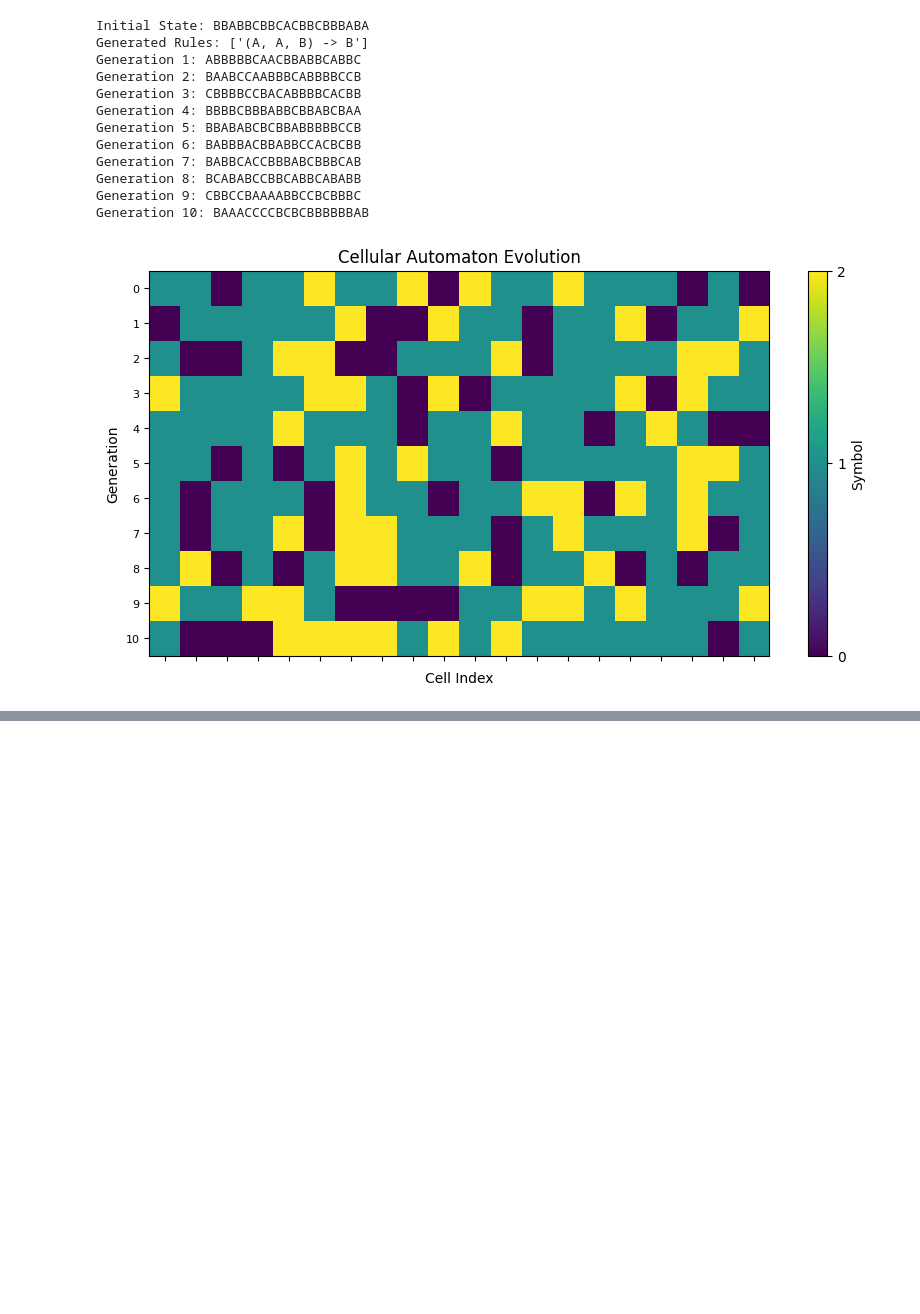
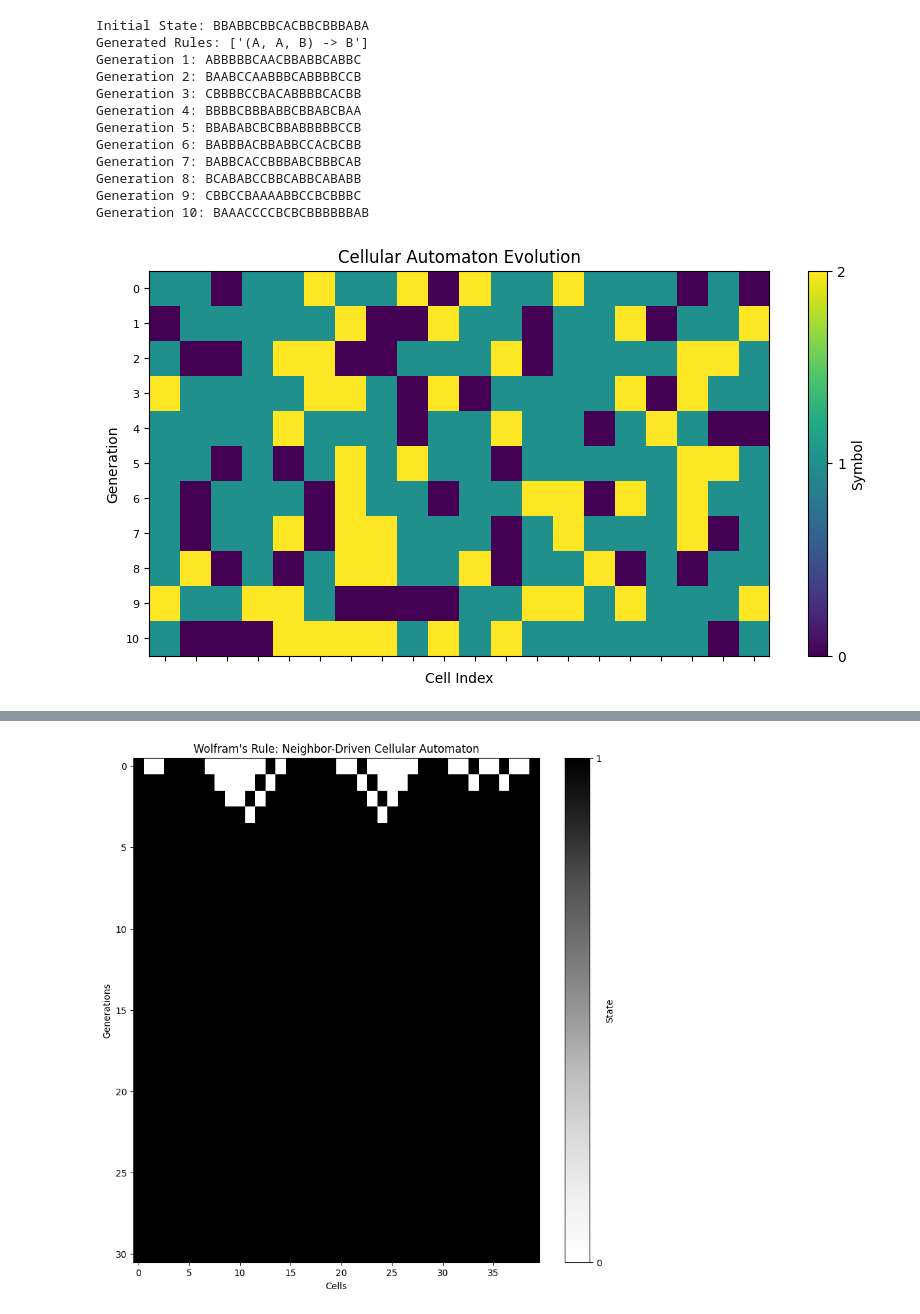
Before and after one commit to danadler-dev/MDPI-Article-Evo, a Jupyter notebook: HowInfoEvolves.ipynb, the cells around one changed output, grey strips where cells are left out. Drawn from its saved outputs; the diff is of its cells as text; code cells hidden in the pictures; blank space fills up the shorter version.

```diff
--- a/HowInfoEvolves.ipynb
+++ b/HowInfoEvolves.ipynb
@@ -1245,0 +1350,97 @@ Generation 10: BAAACCCCBCBCBBBBBBAB
+# %%
+import random
+import matplotlib.pyplot as plt
+import numpy as np
+
+def generate_wolfram_neighbor_rule(symbols, stability):
+    """
+    Generate a CA rule based on stability relationships for Wolfram's rule.
+    Args:
+        symbols (list): List of symbols (e.g., ['0', '1']).
+        stability (dict): Stability values for combinations.
+    Returns:
+        dict: A generated CA rule in the form {neighborhood: outcome}.
+    """
+    rule = {}
+    for s1 in symbols:
+        for s2 in symbols:
+            for s3 in symbols:
+                neighborhood = (s1, s2, s3)
+                key = "".join(neighborhood)
+                # Stability reflects the preference for black ('1') when neighbors are black
+                if random.random() < stability.get(key, 0.5):
+                    if s1 == '1' or s3 == '1':  # Either neighbor is black
+                        rule[neighborhood] = '1'
+                    else:
+                        rule[neighborhood] = '0'
+    return rule
+
+def apply_ca_rule(state, rule):
+    """
+    Apply the generated rule to a given state.
+    Args:
+        state (list): Current CA state.
+        rule (dict): Rule dictionary.
+    Returns:
+        list: The next CA state.
+    """
+    size = len(state)
+    next_state = []
+    for i in range(size):
+        neighborhood = (
+            state[(i - 1) % size],  # Left neighbor
+            state[i],              # Current cell
+            state[(i + 1) % size]  # Right neighbor
+        )
+        next_state.append(rule.get(neighborhood, '0'))  # Default to '0' (white)
+    return next_state
+
+def simulate_and_visualize_wolfram_ca(symbols, stability, num_generations, size):
+    """
+    Simulate and visualize the CA evolution for Wolfram's rule.
+    Args:
+        symbols (list): List of symbols (e.g., ['0', '1']).
+        stability (dict): Stability values for combinations.
+        num_generations (int): Number of generations to simulate.
+        size (int): Size of the CA.
+    """
+    # Initialize random state
+    state = [random.choice(symbols) for _ in range(size)]
+    print(f"Initial State: {''.join(state)}")
+
+    # Generate rule based on stability
+    rule = generate_wolfram_neighbor_rule(symbols, stability)
+    print(f"Generated Rule: {rule}")
+
+    # Store generations
+    generations = [state]
+
+    # Simulate generations
+    for _ in range(num_generations):
+        state = apply_ca_rule(state, rule)
+        generations.append(state)
+
+    # Convert to numeric grid for visualization
+    symbol_map = {symbol: i for i, symbol in enumerate(symbols)}
+    numeric_grid = np.array([[symbol_map[cell] for cell in gen] for gen in generations])
+
+    # Plot the results
+    plt.figure(figsize=(10, 10))
+    plt.imshow(numeric_grid, cmap='Greys', aspect='auto')  # Greys for binary CA
+    plt.colorbar(ticks=range(len(symbols)), label="State")
+    plt.title("Wolfram's Rule: Neighbor-Driven Cellular Automaton")
+    plt.xlabel("Cells")
+    plt.ylabel("Generations")
+    plt.show()
+
+# Define symbols and stability
+symbols = ['0', '1']  # Binary states: '0' (white), '1' (black)
+stability = {
+    '000': 0.1, '001': 0.8, '010': 0.3,
+    '011': 0.9, '100': 0.8, '101': 0.7,
+    '110': 0.9, '111': 0.5  # Higher stability for black neighbors
+}
+
+# Simulate and visualize
+simulate_and_visualize_wolfram_ca(symbols, stability, num_generations=30, size=40)
+# %% [output]
@@ -1245,0 +1449 @@ Generation 10: BAAACCCCBCBCBBBBBBAB
+[figure, added]
```
Also changed, not shown: parts of 3 cells of this notebook.
